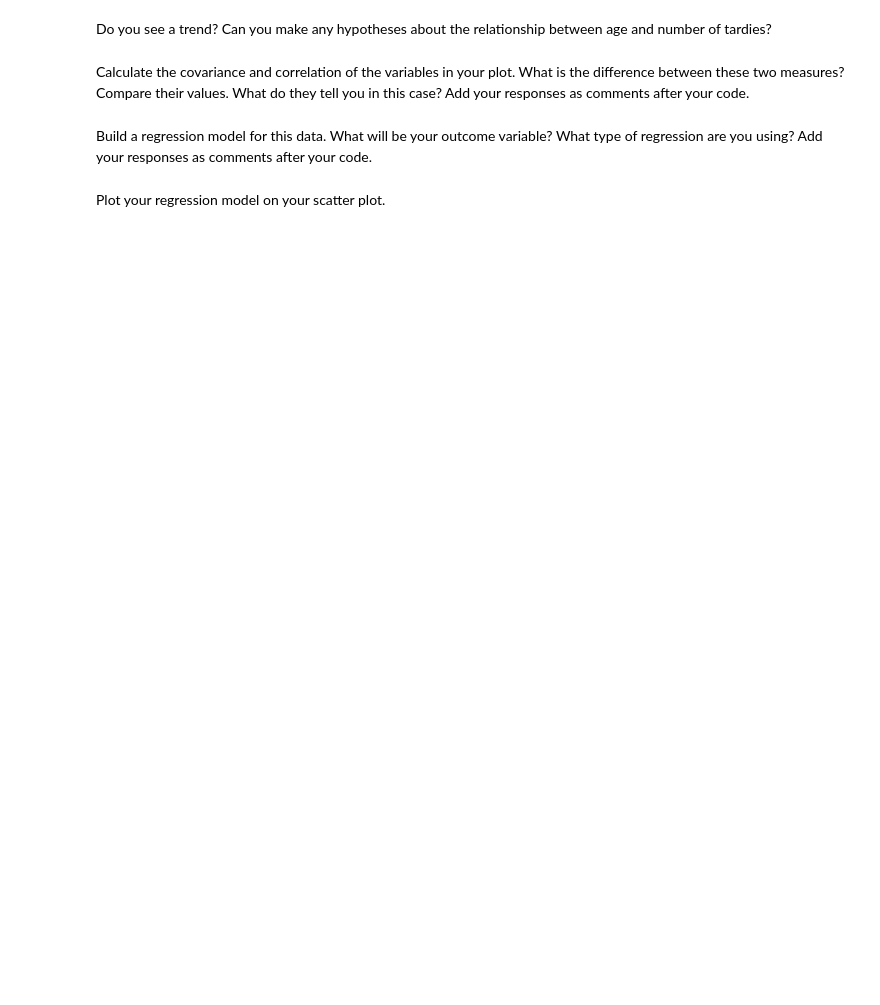
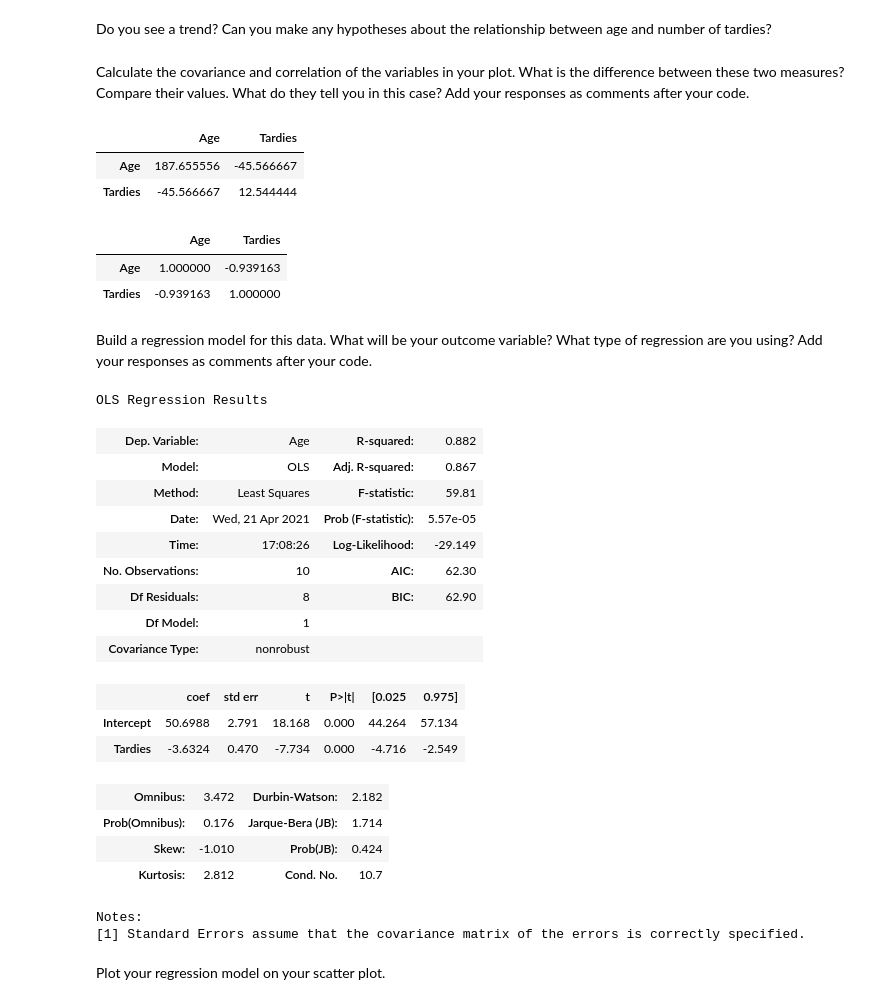
Before and after one commit to Ironhack-Data-Madrid-Febrero-2021/lab-regression-analysis, a Jupyter notebook: your-code.ipynb, the cells around one changed output. Saved outputs shown, nothing was run; the diff lists cells and outputs as text; code cells hidden in the pictures; blank space fills up the shorter version.

```diff
--- a/your-code.ipynb
+++ b/your-code.ipynb
@@ -48,0 +62,12 @@ Calculate the covariance and correlation of the variables in your plot. What is
+# %%
+student_data[['Age', 'Tardies']].cov()
+# %% [output]
+|  | Age | Tardies |
+| Age | 187.655556 | -45.566667 |
+| Tardies | -45.566667 | 12.544444 |
+# %%
+student_data[['Age', 'Tardies']].corr()
+# %% [output]
+|  | Age | Tardies |
+| Age | 1.000000 | -0.939163 |
+| Tardies | -0.939163 | 1.000000 |
@@ -52,0 +78,26 @@ Build a regression model for this data. What will be your outcome variable? What
+# %%
+from sklearn.linear_model import LinearRegression
+import statsmodels.formula.api as smf
+
+Linear_regression=smf.ols('Age ~ Tardies', data=student_data).fit()
+Linear_regression.summary()
+# %% [output]
+OLS Regression Results
+| Dep. Variable: | Age | R-squared: | 0.882 |
+| Model: | OLS | Adj. R-squared: | 0.867 |
+| Method: | Least Squares | F-statistic: | 59.81 |
+| Date: | Wed, 21 Apr 2021 | Prob (F-statistic): | 5.57e-05 |
+| Time: | 17:08:26 | Log-Likelihood: | -29.149 |
+| No. Observations: | 10 | AIC: | 62.30 |
+| Df Residuals: | 8 | BIC: | 62.90 |
+| Df Model: | 1 |  |  |
+| Covariance Type: | nonrobust |  |  |
+|  | coef | std err | t | P>|t| | [0.025 | 0.975] |
+| Intercept | 50.6988 | 2.791 | 18.168 | 0.000 | 44.264 | 57.134 |
+| Tardies | -3.6324 | 0.470 | -7.734 | 0.000 | -4.716 | -2.549 |
+| Omnibus: | 3.472 | Durbin-Watson: | 2.182 |
+| Prob(Omnibus): | 0.176 | Jarque-Bera (JB): | 1.714 |
+| Skew: | -1.010 | Prob(JB): | 0.424 |
+| Kurtosis: | 2.812 | Cond. No. | 10.7 |
+Notes:
+[1] Standard Errors assume that the covariance matrix of the errors is correctly specified.
```
Also changed, not shown: parts of 17 cells of this notebook.
